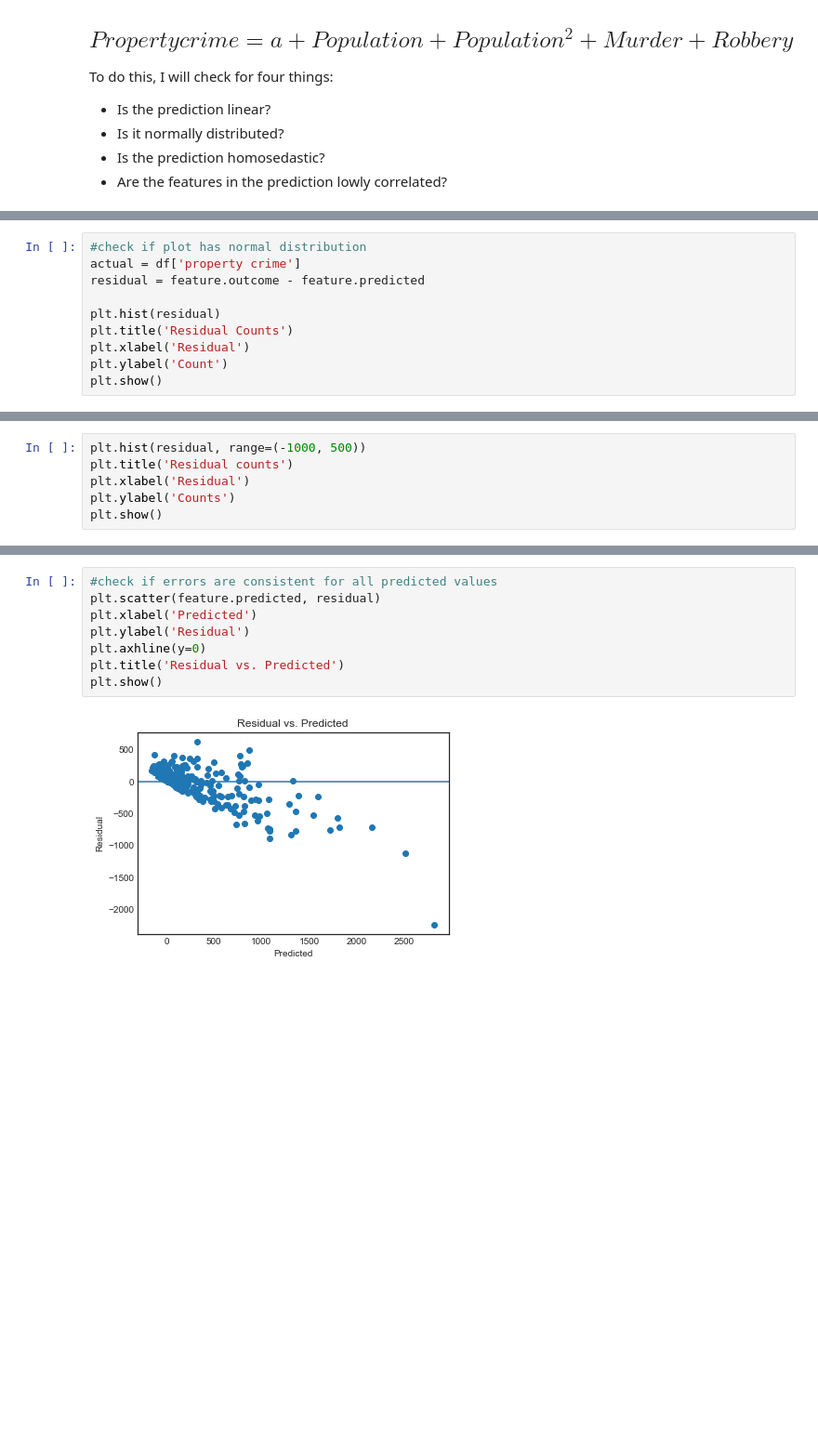
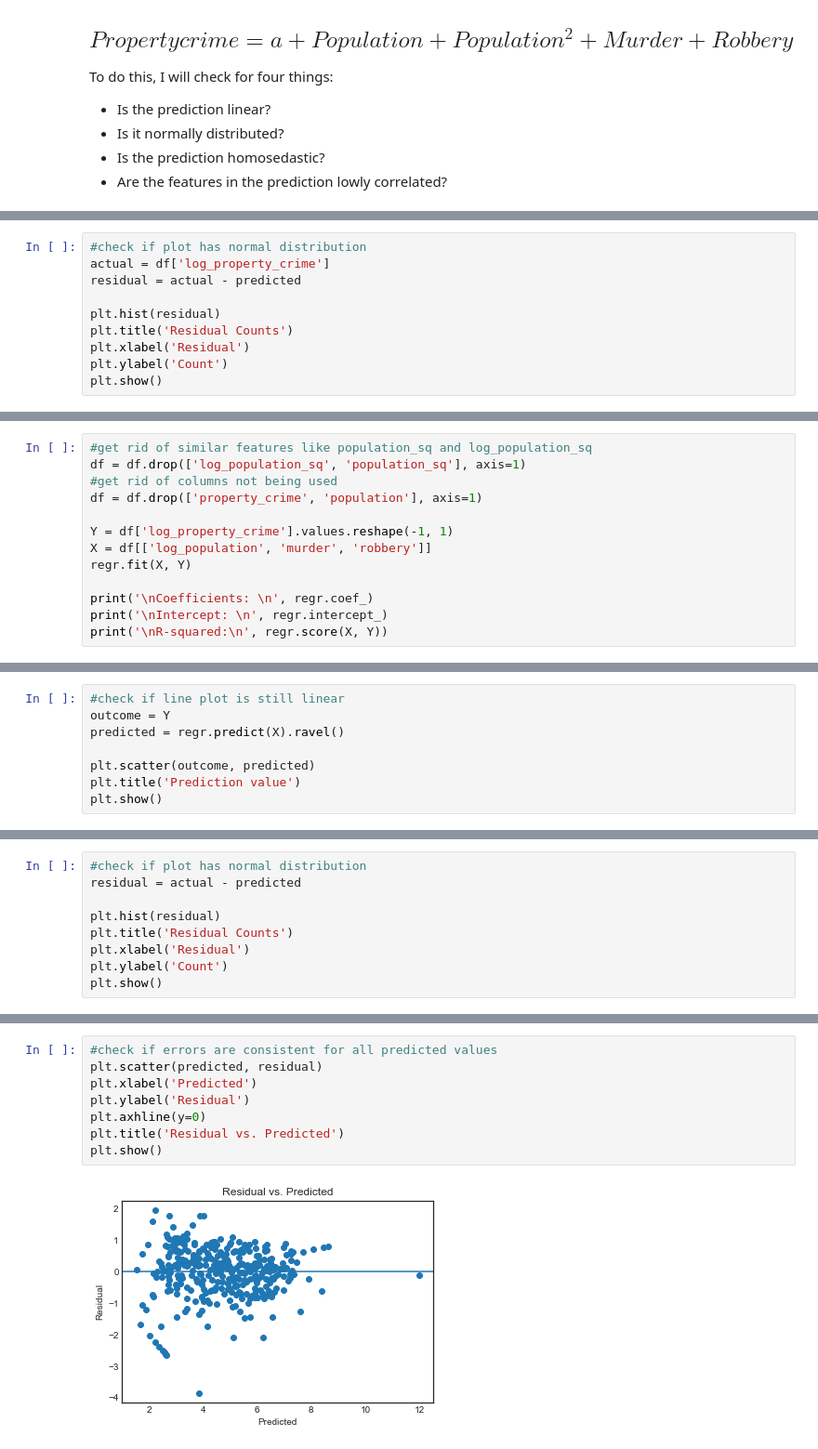
Before and after one commit to brianjinkim/thinkful_datascience, a Jupyter notebook: 2.4 Property Crime.ipynb, the cells around one changed output, grey strips where cells are left out. Shown at 93% size. Saved outputs shown, nothing was run; the diff lists cells and outputs as text; blank space fills up the shorter version.

```diff
--- a/2.4 Property Crime.ipynb
+++ b/2.4 Property Crime.ipynb
@@ -139,7 +201,7 @@ By removing the outlier data, we can see that there is a linear relationship bet
 # %%
 #check if plot has normal distribution
-actual = df['property crime']
-residual = feature.outcome - feature.predicted
+actual = df['log_property_crime']
+residual = actual - predicted
 
 plt.hist(residual)
 plt.title('Residual Counts')
@@ -152,0 +235,13 @@ Maybe by changing the range of the residual counts, we can see a better normal d
+# %%
+#get rid of similar features like population_sq and log_population_sq
+df = df.drop(['log_population_sq', 'population_sq'], axis=1)
+#get rid of columns not being used
+df = df.drop(['property_crime', 'population'], axis=1)
+
+Y = df['log_property_crime'].values.reshape(-1, 1)
+X = df[['log_population', 'murder', 'robbery']]
+regr.fit(X, Y)
+
+print('\nCoefficients: \n', regr.coef_)
+print('\nIntercept: \n', regr.intercept_)
+print('\nR-squared:\n', regr.score(X, Y))
@@ -152,0 +257,8 @@ Maybe by changing the range of the residual counts, we can see a better normal d
+# %%
+#check if line plot is still linear
+outcome = Y
+predicted = regr.predict(X).ravel()
+
+plt.scatter(outcome, predicted)
+plt.title('Prediction value')
+plt.show()
@@ -153,7 +267,10 @@ Maybe by changing the range of the residual counts, we can see a better normal d
 # %%
-plt.hist(residual, range=(-1000, 500))
-plt.title('Residual counts')
+#check if plot has normal distribution
+residual = actual - predicted
+
+plt.hist(residual)
+plt.title('Residual Counts')
 plt.xlabel('Residual')
-plt.ylabel('Counts')
+plt.ylabel('Count')
 plt.show()
 # %% [output]
@@ -163,10 +278,10 @@ By limiting the counts of the residual from -100 to 500, we can see that it is n
 # %%
 #check if errors are consistent for all predicted values
-plt.scatter(feature.predicted, residual)
+plt.scatter(predicted, residual)
 plt.xlabel('Predicted')
 plt.ylabel('Residual')
 plt.axhline(y=0)
 plt.title('Residual vs. Predicted')
 plt.show()
 # %% [output]
-[figure, old version]
+[figure, new version]
```
Also changed, not shown: parts of 36 cells of this notebook, 2 other files.
